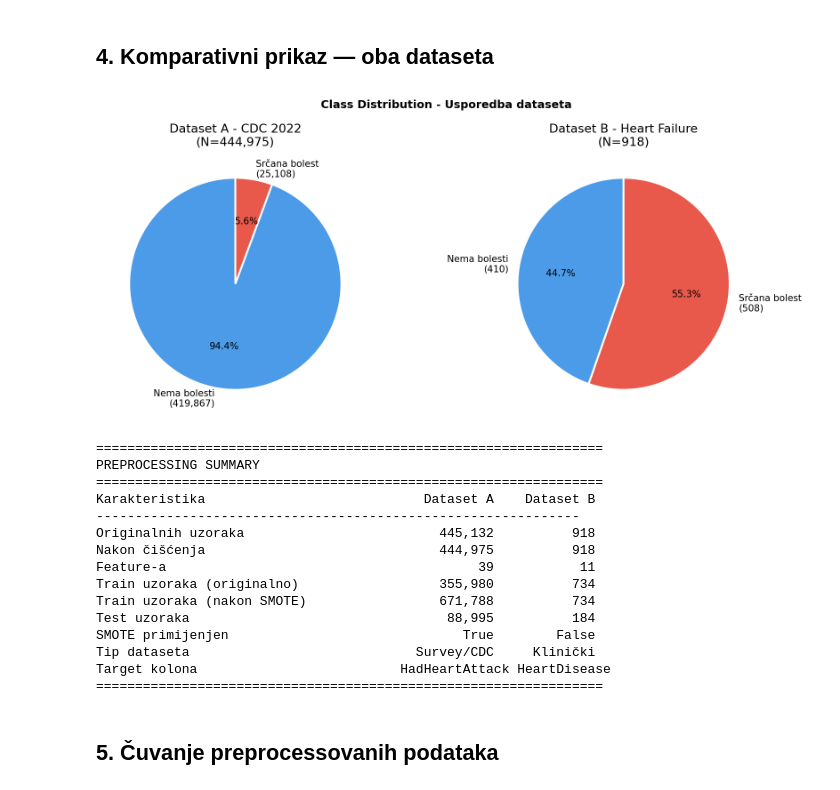
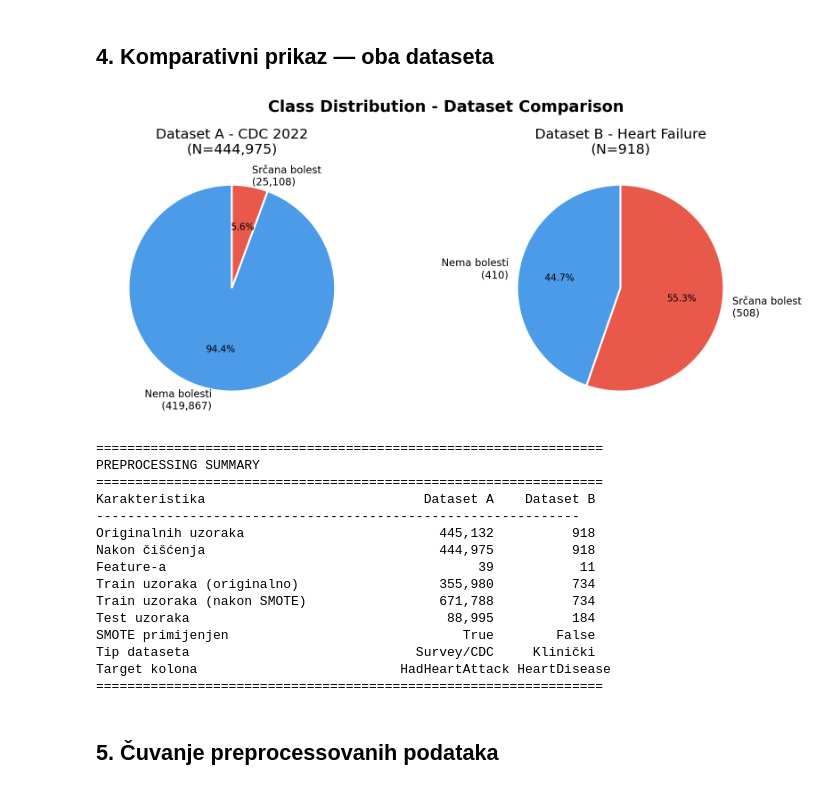
Before and after one commit to MedinaFerhatovic/Explainable-Machine-Learning-for-Heart-Disease-Risk-Prediction, a Jupyter notebook: S3_Preprocessing_EDA.ipynb, the cells around one changed output. Cells and saved outputs as stored; diff of their text form; code cells hidden in the pictures.

```diff
--- a/S3_Preprocessing_EDA.ipynb
+++ b/S3_Preprocessing_EDA.ipynb
@@ -640,15 +644,15 @@ colors_b = [PALETTE['negative'], PALETTE['positive']]
 
 axes[0].bar(bar_labels_b[:len(counts_b)], counts_b.values,
             color=colors_b[:len(counts_b)], edgecolor='white', alpha=0.88, width=0.45)
-axes[0].set_title(f'Distribucija klasa — {TARGET_B}')
-axes[0].set_ylabel('Broj pacijenata')
+axes[0].set_title(f'Class Distribution — {TARGET_B}')
+axes[0].set_ylabel('Number of Patients')
 for i, v in enumerate(counts_b.values):
-    axes[0].text(i, v * 1.01, f'{v}\n({v/len(df_b)*100:.1f}%)', ha='center', fontsize=11)
+    axes[0].text(i, v * 1.01, f'{v}\n({v/len(df_b)*100:.1f}%)', ha='center', fontsize=13)
 
 axes[1].pie(counts_b.values, labels=bar_labels_b[:len(counts_b)],
             autopct='%1.1f%%', colors=colors_b[:len(counts_b)],
             startangle=90, wedgeprops={'edgecolor': 'white', 'linewidth': 2})
-axes[1].set_title('Udio klasa')
+axes[1].set_title('Class Proportion')
 
 plt.suptitle('Class Distribution - Dataset B (Heart Failure)', fontweight='bold')
 plt.tight_layout()
@@ -669,13 +673,13 @@ for i, col in enumerate(num_cols_b):
         sub = df_b[df_b[TARGET_B] == cls][col].dropna()
         axes[i].hist(sub, bins=25, color=clr, alpha=0.55, edgecolor='none', label=lbl, density=True)
     axes[i].set_title(col)
-    axes[i].set_ylabel('Gustoća')
-    axes[i].legend(fontsize=8)
+    axes[i].set_ylabel('Density')
+    axes[i].legend(fontsize=10)
 
 for j in range(len(num_cols_b), len(axes)):
     axes[j].set_visible(False)
 
-plt.suptitle('Distribucija numeričkih varijabli po klasama — Dataset B', fontweight='bold')
+plt.suptitle('Numeric Variable Distributions by Class — Dataset B', fontweight='bold')
 plt.tight_layout()
 plt.savefig('figures/B_numeric_by_class.png', dpi=150, bbox_inches='tight')
 plt.show()
@@ -722,12 +726,12 @@ if cat_cols_b_vis:
             edgecolor='white', alpha=0.85, width=0.65)
         axes[i].set_title(col)
         axes[i].set_xlabel('')
-        axes[i].set_ylabel('Udio (%)')
+        axes[i].set_ylabel('Proportion (%)')
         axes[i].tick_params(axis='x', rotation=30)
-        axes[i].legend(title=TARGET_B, fontsize=8)
+        axes[i].legend(title=TARGET_B, fontsize=10)
     for j in range(len(cat_cols_b_vis), len(axes)):
         axes[j].set_visible(False)
-    plt.suptitle('Kategoričke varijable vs HeartDisease - Dataset B', fontweight='bold')
+    plt.suptitle('Categorical Variables vs HeartDisease - Dataset B', fontweight='bold')
     plt.tight_layout()
     plt.savefig('figures/B_categorical_vs_target.png', dpi=150, bbox_inches='tight')
     plt.show()
@@ -743,9 +747,9 @@ mask_b = np.triu(np.ones_like(corr_b, dtype=bool))
 
 fig, ax = plt.subplots(figsize=(10, 8))
 sns.heatmap(corr_b, annot=True, fmt='.2f', cmap='RdYlBu_r', center=0,
-            mask=mask_b, ax=ax, linewidths=0.4, annot_kws={'size': 9},
+            mask=mask_b, ax=ax, linewidths=0.4, annot_kws={'size': 11},
             vmin=-1, vmax=1)
-ax.set_title('Korelacijska matrica - Dataset B (klinički podaci)')
+ax.set_title('Correlation Matrix - Dataset B (Clinical Data)')
 plt.tight_layout()
 plt.savefig('figures/B_correlation_matrix.png', dpi=150, bbox_inches='tight')
 plt.show()
@@ -838,35 +842,35 @@ for ax, (name, counts, n_total) in zip(axes, [
                 else f'Srčana bolest\n({counts.values[1]:,})'
                 for i in range(len(counts))],
         autopct='%1.1f%%',
         colors=colors_pie[:len(counts)],
         startangle=90,
         wedgeprops={'edgecolor': 'white', 'linewidth': 2}
     )
     ax.set_title(f'{name}\n(N={n_total:,})')
 
-plt.suptitle('Class Distribution - Usporedba dataseta', fontweight='bold')
+plt.suptitle('Class Distribution - Dataset Comparison', fontweight='bold')
 plt.tight_layout()
 plt.savefig('figures/COMPARISON_class_distribution.png', dpi=150, bbox_inches='tight')
 plt.show()
 
 # Tabelarni summary
 print(f'\n{"="*65}')
 print(f'PREPROCESSING SUMMARY')
 print(f'{"="*65}')
 print(f'{"Karakteristika":<38} {"Dataset A":>12} {"Dataset B":>12}')
 print(f'{"-"*62}')
 print(f'{"Originalnih uzoraka":<38} {df_a_raw.shape[0]:>12,} {df_b_raw.shape[0]:>12,}')
 print(f'{"Nakon čišćenja":<38} {df_a.shape[0]:>12,} {df_b.shape[0]:>12,}')
 print(f'{"Feature-a":<38} {X_a.shape[1]:>12} {X_b.shape[1]:>12}')
 print(f'{"Train uzoraka (originalno)":<38} {X_a_train.shape[0]:>12,} {X_b_train.shape[0]:>12,}')
 print(f'{"Train uzoraka (nakon SMOTE)":<38} {X_a_train_res.shape[0]:>12,} {X_b_train_res.shape[0]:>12,}')
 print(f'{"Test uzoraka":<38} {X_a_test_sc.shape[0]:>12,} {X_b_test_sc.shape[0]:>12,}')
 print(f'{"SMOTE primijenjen":<38} {str(SMOTE_APPLIED_A):>12} {str(SMOTE_APPLIED_B):>12}')
 print(f'{"Tip dataseta":<38} {"Survey/CDC":>12} {"Klinički":>12}')
 print(f'{"Target kolona":<38} {TARGET_A:>12} {TARGET_B:>12}')
 print(f'{"="*65}')
 # %% [output]
-[figure, old version]
+[figure, new version]
 =================================================================
 PREPROCESSING SUMMARY
 =================================================================
```
Also changed, not shown: parts of 11 cells of this notebook, 48 other files.
